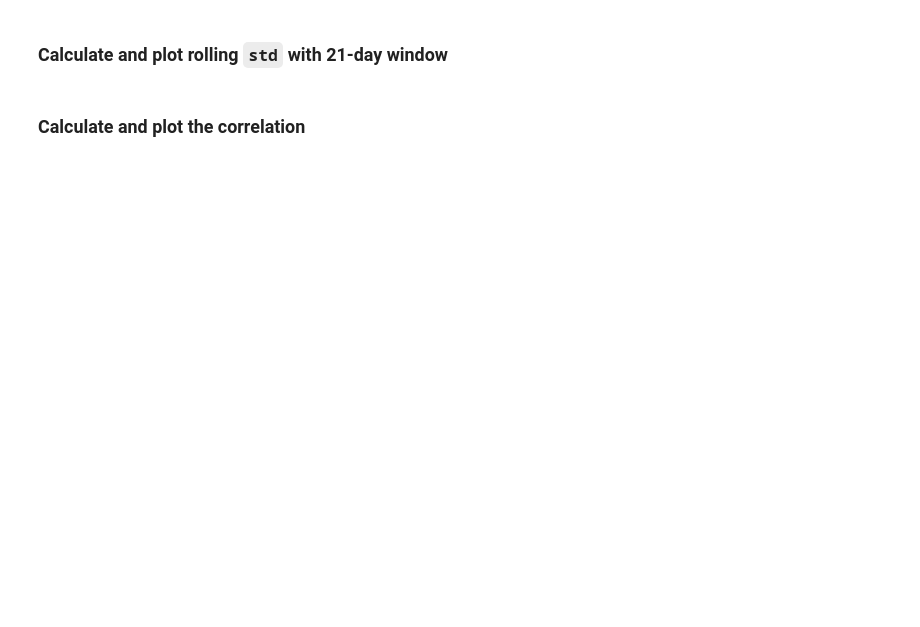
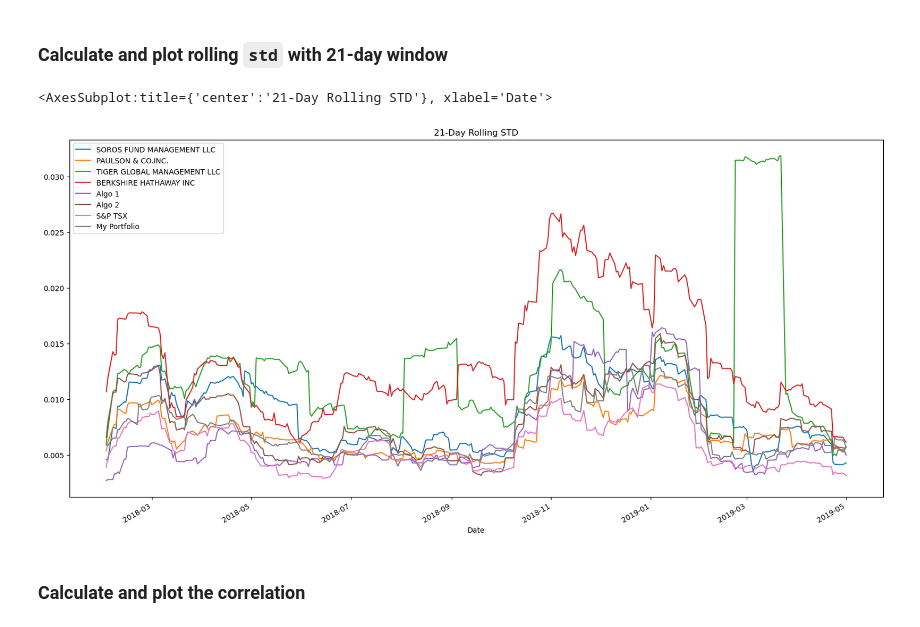
Before and after one commit to rafi-n/module4_challenge, a Jupyter notebook: whale_analysis.ipynb, the cells around one changed output. Cells and saved outputs as stored; diff of their text form; code cells hidden in the pictures; blank space fills up the shorter version.

Commit message:
first pass completion. add custom portfolio data

```diff
--- a/whale_analysis.ipynb
+++ b/whale_analysis.ipynb
@@ -457,8 +461,10 @@ num_stocks = len(stocks_df.columns)
 weights = [1 / num_stocks] * num_stocks
 
 # Calculate portfolio return
+# Return will be a series, so convert to a DataFrame with column name "My Portfolio"
 portfolio_returns = stocks_daily_returns.dot(weights)
-
+portfolio_returns = portfolio_returns.to_frame()
+portfolio_returns.rename(columns={0:'My Portfolio'}, inplace=True)
 # Display sample data
 portfolio_returns.head()
 # %% [output]
@@ -473,7 +479,7 @@ dtype: float64
 ## Join your portfolio returns to the DataFrame that contains all of the portfolio returns
 # %%
 # Join your returns DataFrame to the original returns DataFrame
-combined_returns_df = pd.concat([all_returns_df, stocks_daily_returns], axis='columns', join='inner')
+combined_returns_df = pd.concat([all_returns_df, portfolio_returns], axis='columns', join='inner')
 combined_returns_df.head()
 # %% [output]
 |  | SOROS FUND MANAGEMENT LLC | PAULSON & CO.INC. | TIGER GLOBAL MANAGEMENT LLC | BERKSHIRE HATHAWAY INC | Algo 1 | Algo 2 | ... |
@@ -496,7 +513,11 @@ combined_returns_df.dropna(inplace=True)
 ### Calculate and plot rolling `std` with 21-day window
 # %%
 # Calculate rolling standard deviation
-
+combined_rolling_std = combined_returns_df.rolling(window=21).std()
 # Plot rolling standard deviation
+combined_rolling_std.plot(figsize=(20,10), title='21-Day Rolling STD')
+# %% [output]
+<AxesSubplot:title={'center':'21-Day Rolling STD'}, xlabel='Date'>
+[figure, added]
 # %% [markdown]
 ### Calculate and plot the correlation
```
Also changed, not shown: parts of 20 cells of this notebook, 5 other files.
